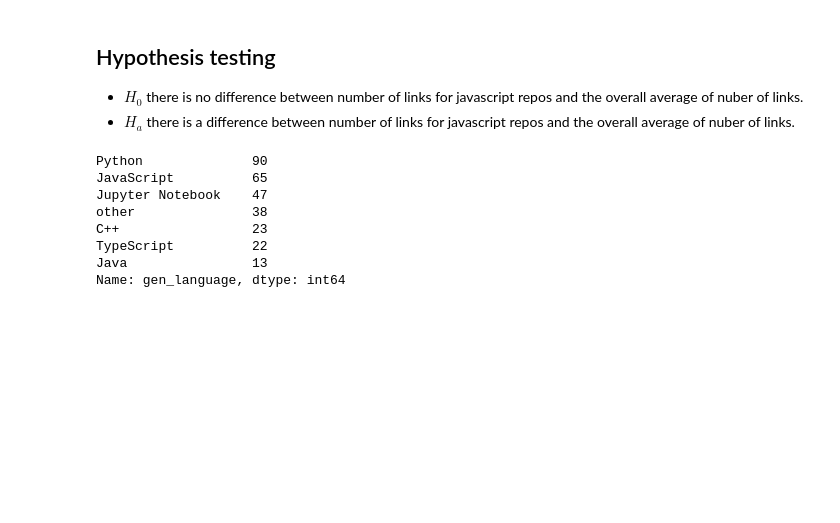
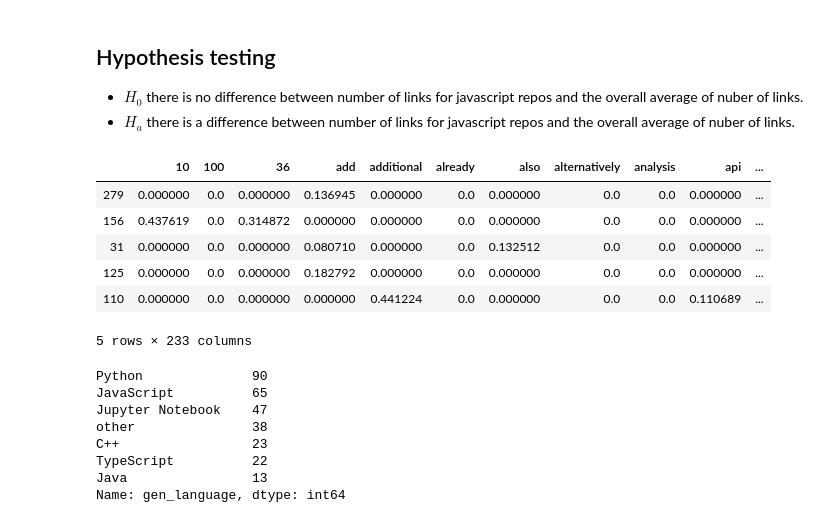
Before and after one commit to nlp-JB/predicting-using-nlp, a Jupyter notebook: jada_nlp_explore.ipynb, the cells around one changed output. Cells and saved outputs as stored; diff of their text form; code cells hidden in the pictures; blank space fills up the shorter version.

```diff
--- a/jada_nlp_explore.ipynb
+++ b/jada_nlp_explore.ipynb
@@ -61,0 +66,3 @@ vectorized_df.shape
+# %%
+X_train_reduced, X_test_reduced = explore.prep_vectorized_df(df, vectorized_df)
+X_train_reduced.shape
@@ -63,6 +78,16 @@ vectorized_df.shape
 ## Hypothesis testing
 - $H_0$ there is no difference between number of links for javascript repos and the overall average of nuber of links.
 - $H_a$ there is a difference between number of links for javascript repos and the overall average of nuber of links.
+# %%
+X_train_reduced.head()
+# %% [output]
+|  | 10 | 100 | 36 | add | additional | already | also | alternatively | analysis | api | ... |
+| 279 | 0.000000 | 0.0 | 0.000000 | 0.136945 | 0.000000 | 0.0 | 0.000000 | 0.0 | 0.0 | 0.000000 | ... |
+| 156 | 0.437619 | 0.0 | 0.314872 | 0.000000 | 0.000000 | 0.0 | 0.000000 | 0.0 | 0.0 | 0.000000 | ... |
+| 31 | 0.000000 | 0.0 | 0.000000 | 0.080710 | 0.000000 | 0.0 | 0.132512 | 0.0 | 0.0 | 0.000000 | ... |
+| 125 | 0.000000 | 0.0 | 0.000000 | 0.182792 | 0.000000 | 0.0 | 0.000000 | 0.0 | 0.0 | 0.000000 | ... |
+| 110 | 0.000000 | 0.0 | 0.000000 | 0.000000 | 0.441224 | 0.0 | 0.000000 | 0.0 | 0.0 | 0.110689 | ... |
+5 rows × 233 columns
 # %%
 df.gen_language.value_counts()
 # %% [output]
```
Also changed, not shown: parts of 22 cells of this notebook, 2 other files.
